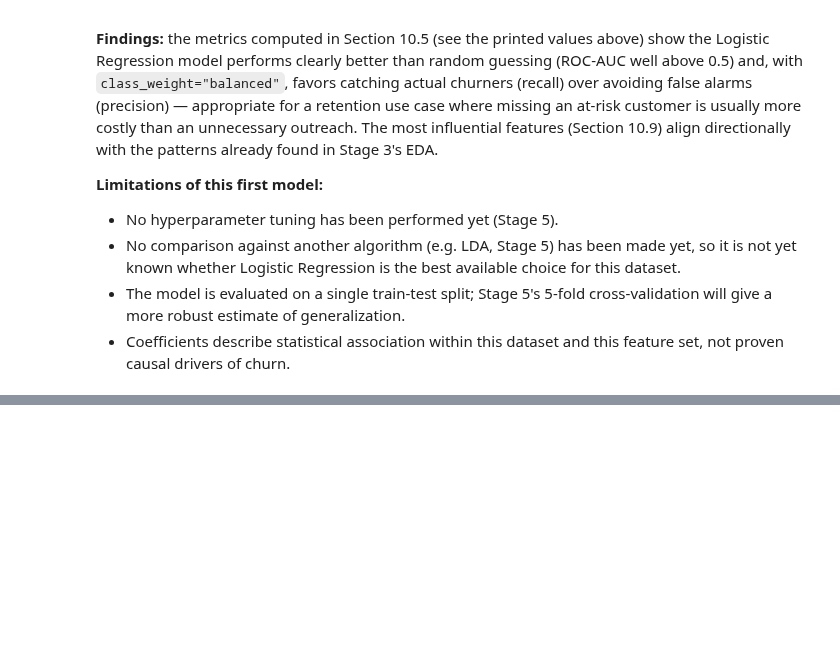
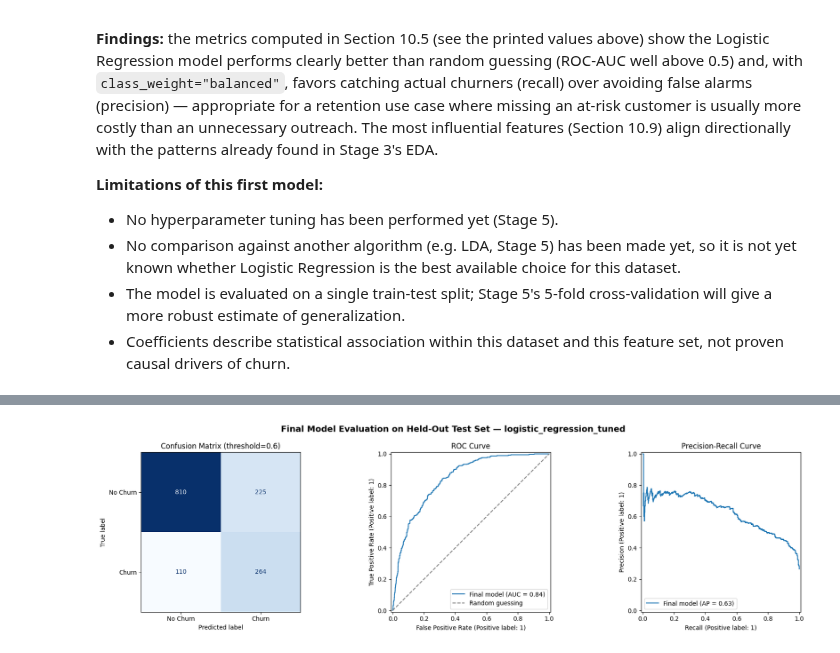
Before and after one commit to hs5495498-collab/-Customer-Churn-Prediction, a Jupyter notebook: notebooks/churn_analysis.ipynb, the cells around one changed output, grey strips where cells are left out. Saved outputs shown, nothing was run; the diff lists cells and outputs as text; code cells hidden in the pictures; blank space fills up the shorter version.

```diff
--- a/notebooks/churn_analysis.ipynb
+++ b/notebooks/churn_analysis.ipynb
@@ -1158,0 +1509,18 @@ directionally with the patterns already found in Stage 3's EDA.
+# %%
+final_pipeline = train_model(selected_pipeline, X_train, y_train)
+
+result_selected_threshold = final_evaluate(final_pipeline, X_test, y_test, threshold=selected_threshold)
+result_default_threshold = final_evaluate(final_pipeline, X_test, y_test, threshold=0.5)
+
+print(f"--- Final test metrics @ selected threshold ({selected_threshold}) ---")
+for k, v in result_selected_threshold["metrics"].items():
+    print(f"  {k}: {v:.4f}")
+print("Confusion matrix:")
+print(result_selected_threshold["confusion_matrix"])
+
+print()
+print("--- Final test metrics @ default threshold (0.50) ---")
+for k, v in result_default_threshold["metrics"].items():
+    print(f"  {k}: {v:.4f}")
+print("Confusion matrix:")
+print(result_default_threshold["confusion_matrix"])
@@ -1158,0 +1547,27 @@ directionally with the patterns already found in Stage 3's EDA.
+# %%
+fig, axes = plt.subplots(1, 3, figsize=(18, 5))
+
+ConfusionMatrixDisplay(
+    confusion_matrix=result_selected_threshold["confusion_matrix"],
+    display_labels=["No Churn", "Churn"]
+).plot(ax=axes[0], cmap="Blues", colorbar=False)
+axes[0].set_title(f"Confusion Matrix (threshold={selected_threshold})")
+
+RocCurveDisplay.from_predictions(
+    y_test, result_selected_threshold["y_proba"], ax=axes[1], name="Final model"
+)
+axes[1].plot([0, 1], [0, 1], linestyle="--", color="gray", label="Random guessing")
+axes[1].set_title("ROC Curve")
+axes[1].legend()
+
+PrecisionRecallDisplay.from_predictions(
+    y_test, result_selected_threshold["y_proba"], ax=axes[2], name="Final model"
+)
+axes[2].set_title("Precision-Recall Curve")
+
+fig.suptitle(f"Final Model Evaluation on Held-Out Test Set — {selected_name}", fontsize=14, fontweight="bold")
+fig.tight_layout()
+fig.savefig("../reports/figures/final_model_evaluation.png", dpi=300)
+plt.show()
+# %% [output]
+[figure, added]
```
Also changed, not shown: parts of 29 cells of this notebook, 5 other files.
